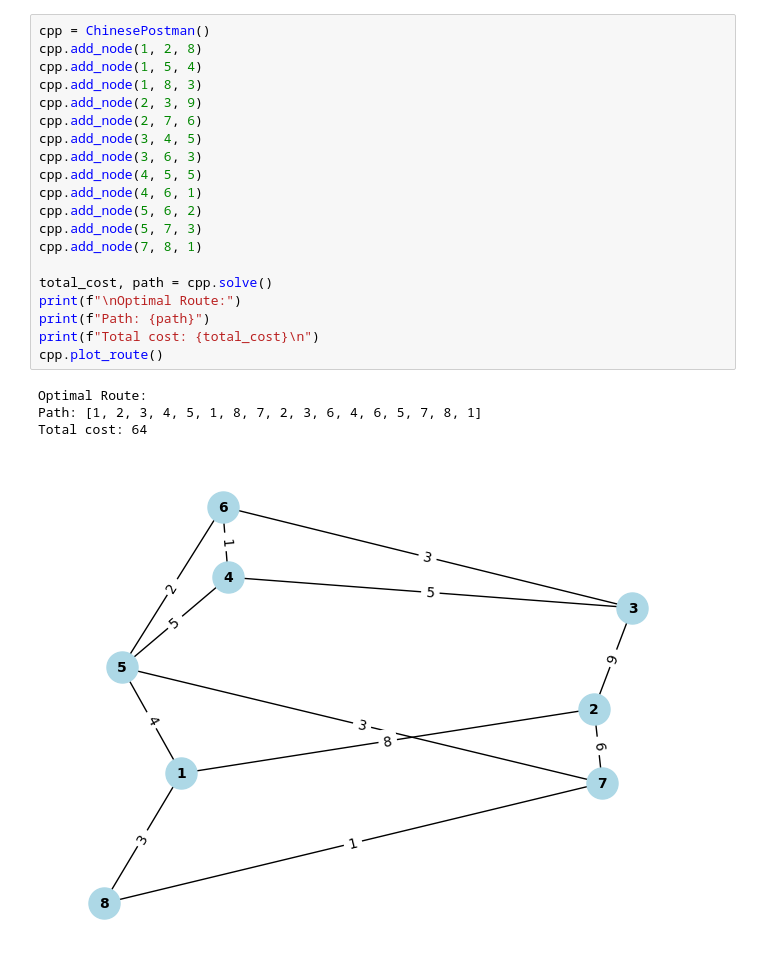
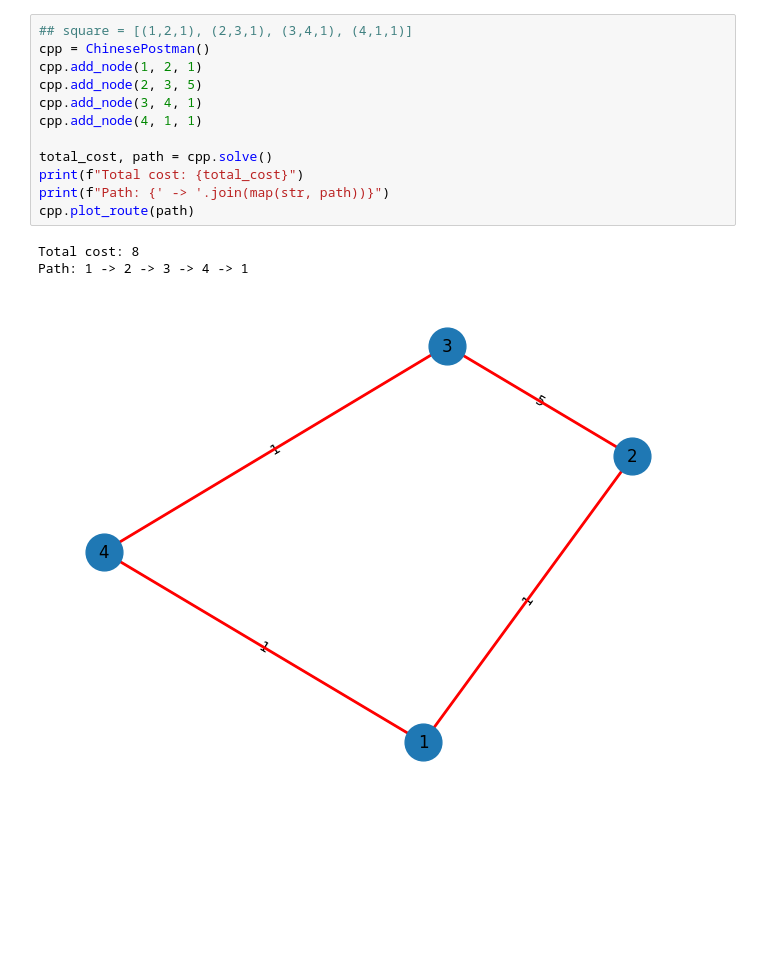
Before and after one commit to LLaMas-TM/ChinesePostmanProblem, a Jupyter notebook: ChinesePostman.ipynb, the cells around one changed output. Cells and saved outputs as stored; diff of their text form; blank space fills up the shorter version.

```diff
--- a/ChinesePostman.ipynb
+++ b/ChinesePostman.ipynb
@@ -254,25 +194,16 @@ Total cost: 40
 # %%
+## square = [(1,2,1), (2,3,1), (3,4,1), (4,1,1)]
 cpp = ChinesePostman()
-cpp.add_node(1, 2, 8)
-cpp.add_node(1, 5, 4)
-cpp.add_node(1, 8, 3)
-cpp.add_node(2, 3, 9)
-cpp.add_node(2, 7, 6)
-cpp.add_node(3, 4, 5)
-cpp.add_node(3, 6, 3)
-cpp.add_node(4, 5, 5)
-cpp.add_node(4, 6, 1)
-cpp.add_node(5, 6, 2)
-cpp.add_node(5, 7, 3)
-cpp.add_node(7, 8, 1)
+cpp.add_node(1, 2, 1)
+cpp.add_node(2, 3, 5)
+cpp.add_node(3, 4, 1)
+cpp.add_node(4, 1, 1)
 
 total_cost, path = cpp.solve()
-print(f"\nOptimal Route:")
-print(f"Path: {path}")
-print(f"Total cost: {total_cost}\n")
-cpp.plot_route()
+print(f"Total cost: {total_cost}")
+print(f"Path: {' -> '.join(map(str, path))}")
+cpp.plot_route(path)
 # %% [output]
-Optimal Route:
-Path: [1, 2, 3, 4, 5, 1, 8, 7, 2, 3, 6, 4, 6, 5, 7, 8, 1]
-Total cost: 64
+Total cost: 8
+Path: 1 -> 2 -> 3 -> 4 -> 1
-[figure, old version]
+[figure, new version]
```
Also changed, not shown: parts of 7 cells of this notebook, 5 other files.
